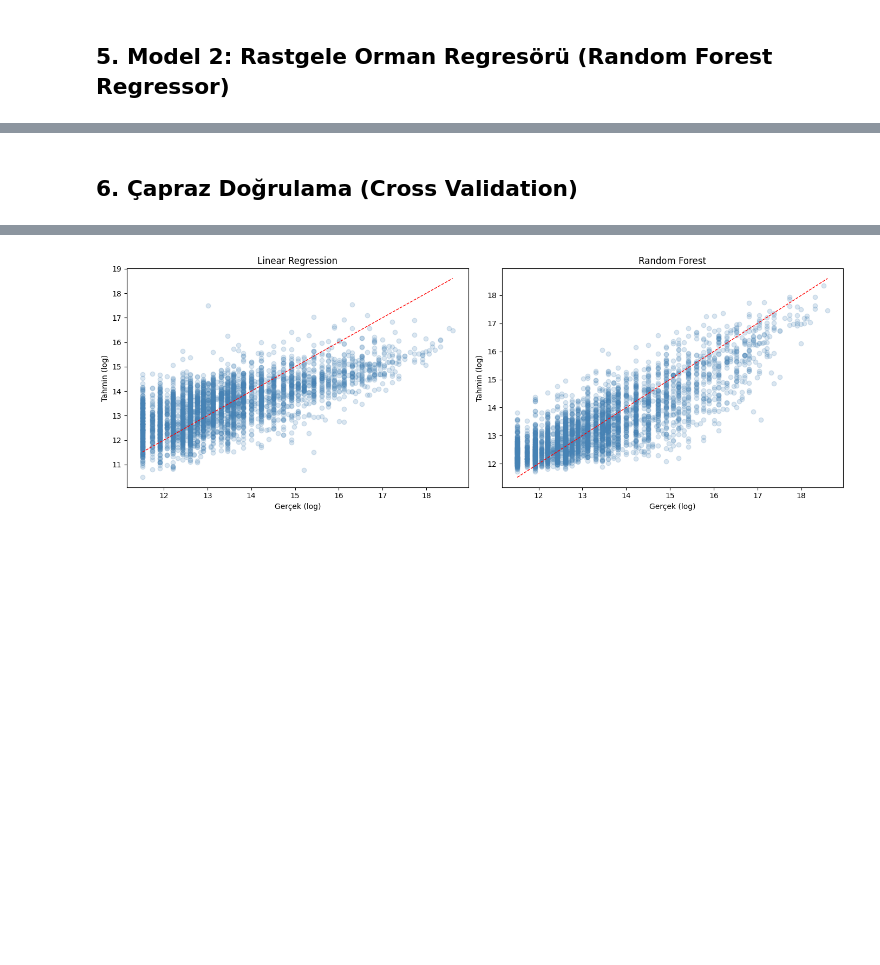
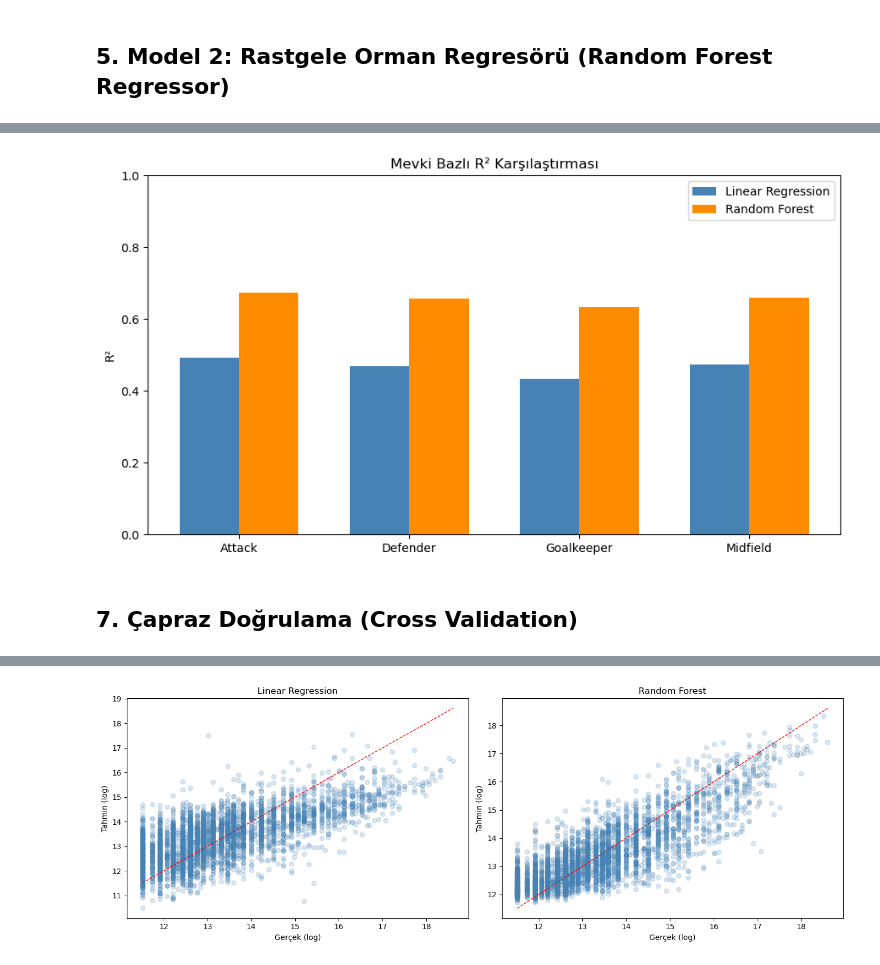
Before and after one commit to yavuzsch/futbolcu-piyasa-analizi, a Jupyter notebook: notebooks/03_modeling.ipynb, the cells around one changed output, grey strips where cells are left out. Cells and saved outputs as stored; diff of their text form; code cells hidden in the pictures; blank space fills up the shorter version.

Commit message:
mevkiye göre modelleme güncellendi

```diff
--- a/notebooks/03_modeling.ipynb
+++ b/notebooks/03_modeling.ipynb
@@ -92,5 +179,23 @@ R²: 0.6942
+# %%
+x = range(len(position_df))
+width = 0.35
+
+fig, ax = plt.subplots(figsize=(9, 5))
+ax.bar([i - width/2 for i in x], position_df["LR R²"], width, label="Linear Regression", color="steelblue")
+ax.bar([i + width/2 for i in x], position_df["RF R²"], width, label="Random Forest", color="darkorange")
+ax.set_xticks(x)
+ax.set_xticklabels(position_df["Mevki"])
+ax.set_ylabel("R²")
+ax.set_title("Mevki Bazlı R² Karşılaştırması")
+ax.set_ylim(0, 1)
+ax.legend()
+plt.tight_layout()
+plt.savefig("../visuals/position_r2.png", dpi=150, bbox_inches="tight")
+plt.show()
+# %% [output]
+[figure, added]
 # %% [markdown]
-## 6. Çapraz Doğrulama (Cross Validation)
+## 7. Çapraz Doğrulama (Cross Validation)
 # %%
 # 5 katlı çapraz doğrulama (negatif MSE -> RMSE)
 cv_rmse_lr = np.sqrt(-cross_val_score(
```
Also changed, not shown: parts of 14 cells of this notebook, 8 other files.
